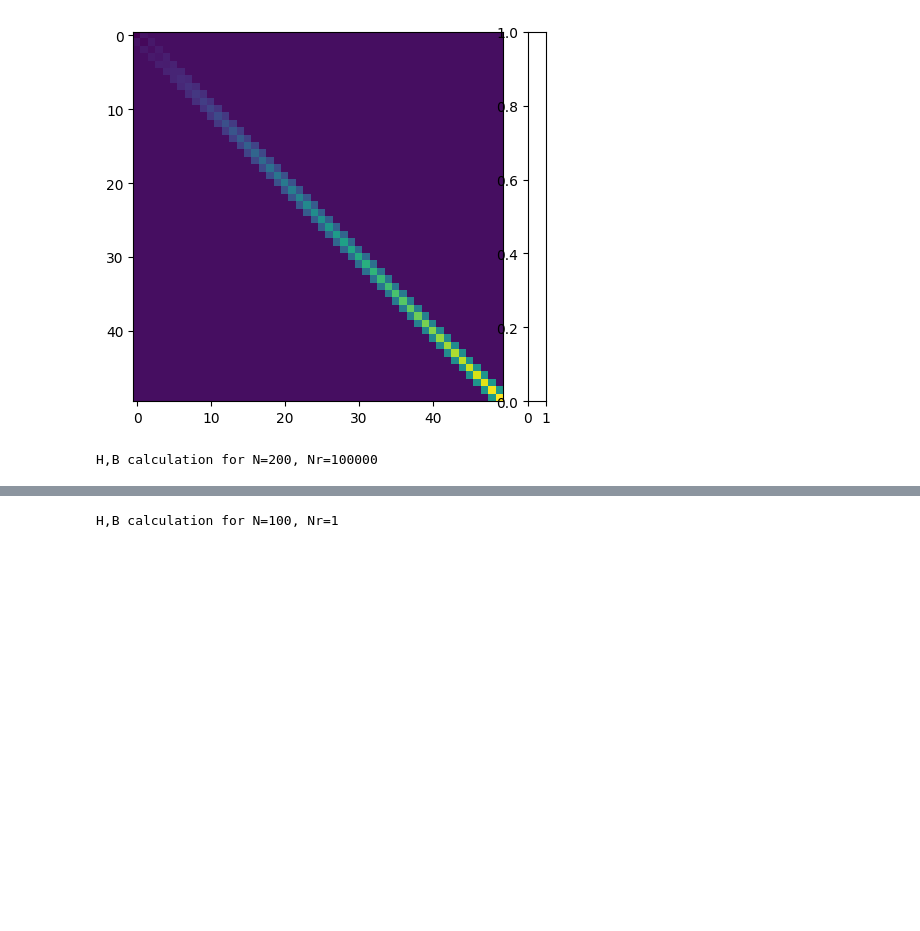
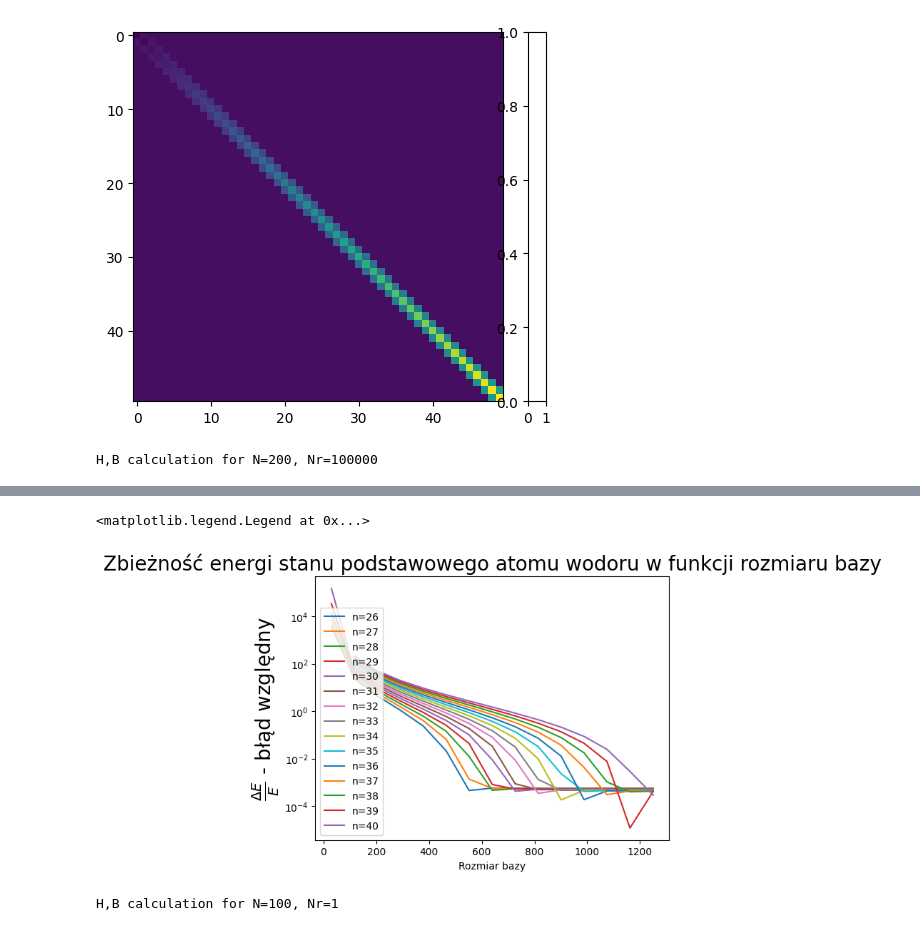
Before and after one commit to Indoxer/sturmian-quantum, a Jupyter notebook: sturmian.ipynb, the cells around one changed output, grey strips where cells are left out. Cells and saved outputs as stored; diff of their text form; code cells hidden in the pictures; blank space fills up the shorter version.

```diff
--- a/sturmian.ipynb
+++ b/sturmian.ipynb
@@ -331,13 +340,16 @@ H,B calculation for N=1162, Nr=10000
 # %%
-for i in range(15, 30):
+for i in range(25, 40):
     En = (-1/2 *(1/(i + 1)**2))
     plt.plot(N_list, np.abs(energies[i] - En)/np.abs(En), label=f"n={i+1}")
     plt.yscale("log")
 
 plt.title(f"Zbieżność energi stanu podstawowego atomu wodoru w funkcji rozmiaru bazy", fontsize=20)
 plt.xlabel("Rozmiar bazy")
 plt.ylabel(r"$\frac{\Delta E}{E}$ - błąd względny", fontsize=20)
 plt.legend()
+# %% [output]
+<matplotlib.legend.Legend at 0x...>
+[figure, added]
 # %%
 N = 100
 l = 0
```
Also changed, not shown: parts of 7 cells of this notebook, 2 other files.
